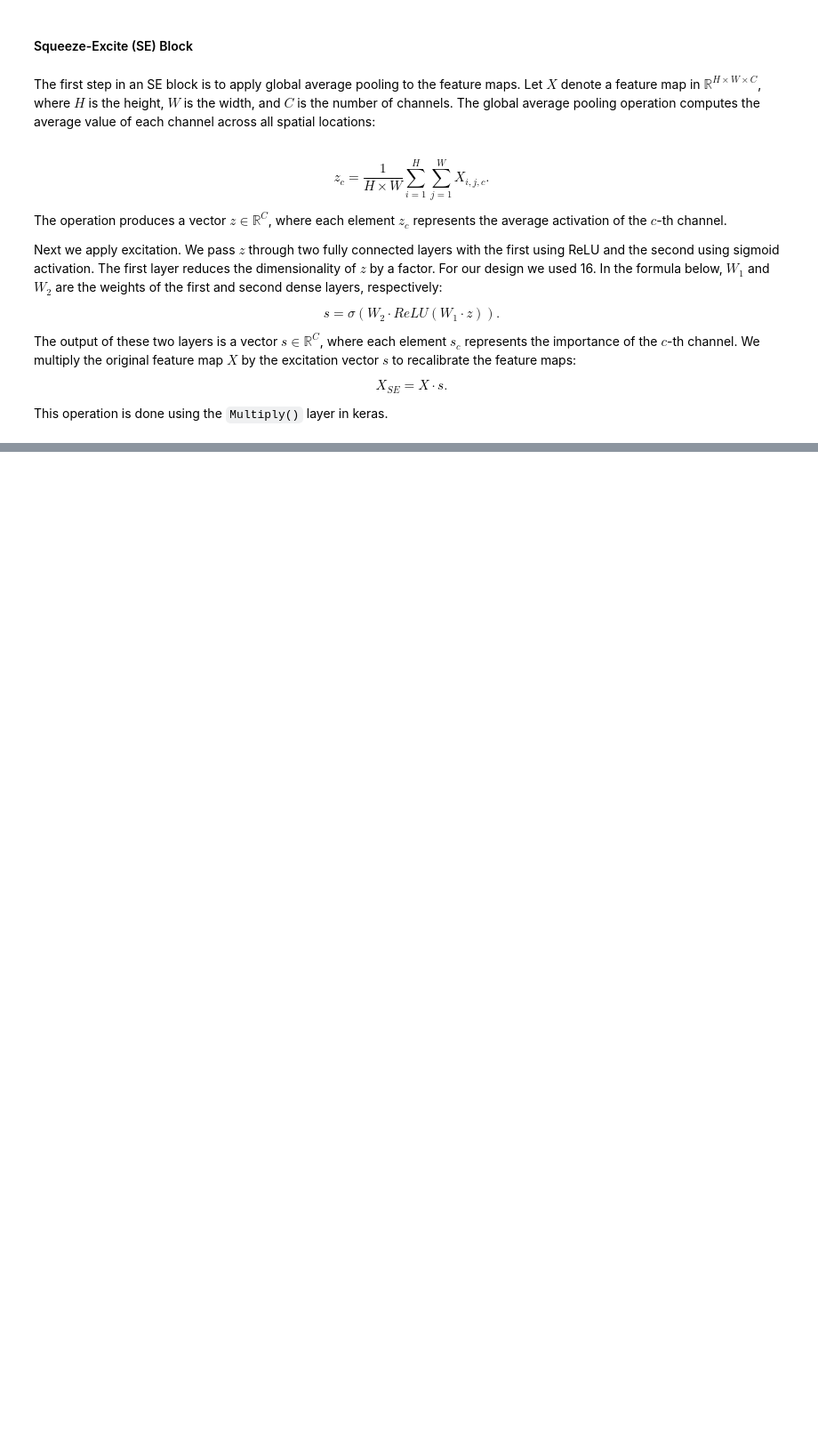
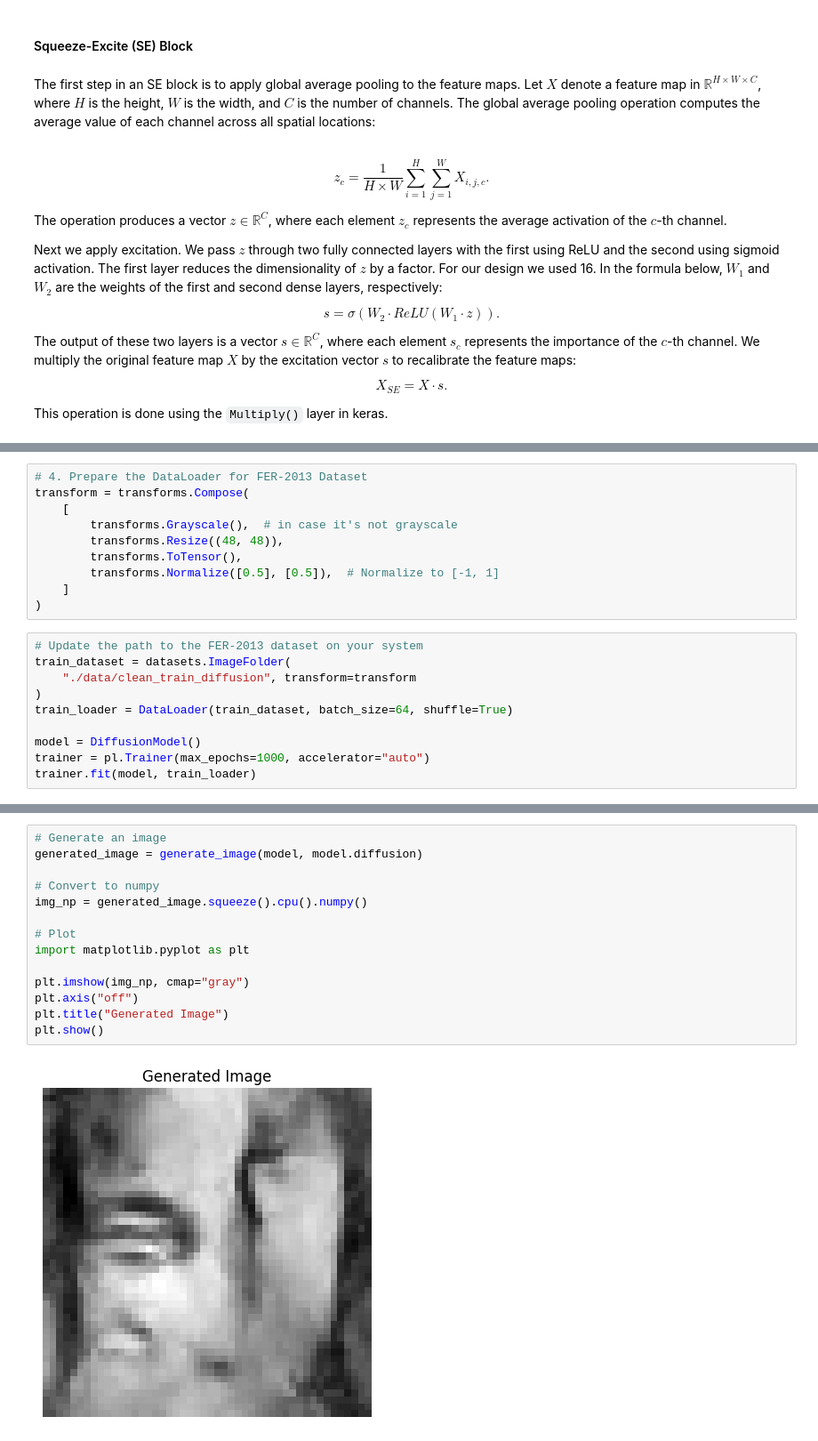
Before and after one commit to kayleeisokay/cs109b-final-project, a Jupyter notebook: MS5.ipynb, the cells around one changed output, grey strips where cells are left out. Shown at 89% size. Saved outputs shown, nothing was run; the diff lists cells and outputs as text; blank space fills up the shorter version.

```diff
--- a/MS5.ipynb
+++ b/MS5.ipynb
@@ -2418,0 +2690,20 @@ This operation is done using the `Multiply()` layer in keras.
+# %%
+# 4. Prepare the DataLoader for FER-2013 Dataset
+transform = transforms.Compose(
+    [
+        transforms.Grayscale(),  # in case it's not grayscale
+        transforms.Resize((48, 48)),
+        transforms.ToTensor(),
+        transforms.Normalize([0.5], [0.5]),  # Normalize to [-1, 1]
+    ]
+)
+# %%
+# Update the path to the FER-2013 dataset on your system
+train_dataset = datasets.ImageFolder(
+    "./data/clean_train_diffusion", transform=transform
+)
+train_loader = DataLoader(train_dataset, batch_size=64, shuffle=True)
+
+model = DiffusionModel()
+trainer = pl.Trainer(max_epochs=1000, accelerator="auto")
+trainer.fit(model, train_loader)
@@ -2418,0 +2786,16 @@ This operation is done using the `Multiply()` layer in keras.
+# %%
+# Generate an image
+generated_image = generate_image(model, model.diffusion)
+
+# Convert to numpy
+img_np = generated_image.squeeze().cpu().numpy()
+
+# Plot
+import matplotlib.pyplot as plt
+
+plt.imshow(img_np, cmap="gray")
+plt.axis("off")
+plt.title("Generated Image")
+plt.show()
+# %% [output]
+[figure, added]
```
Also changed, not shown: parts of 23 cells of this notebook, 4 other files.
